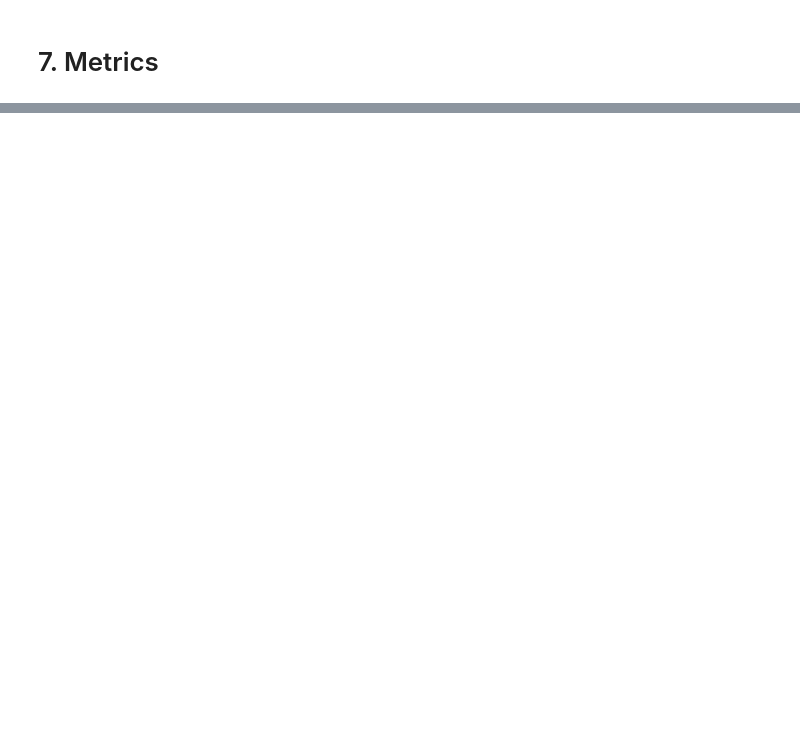
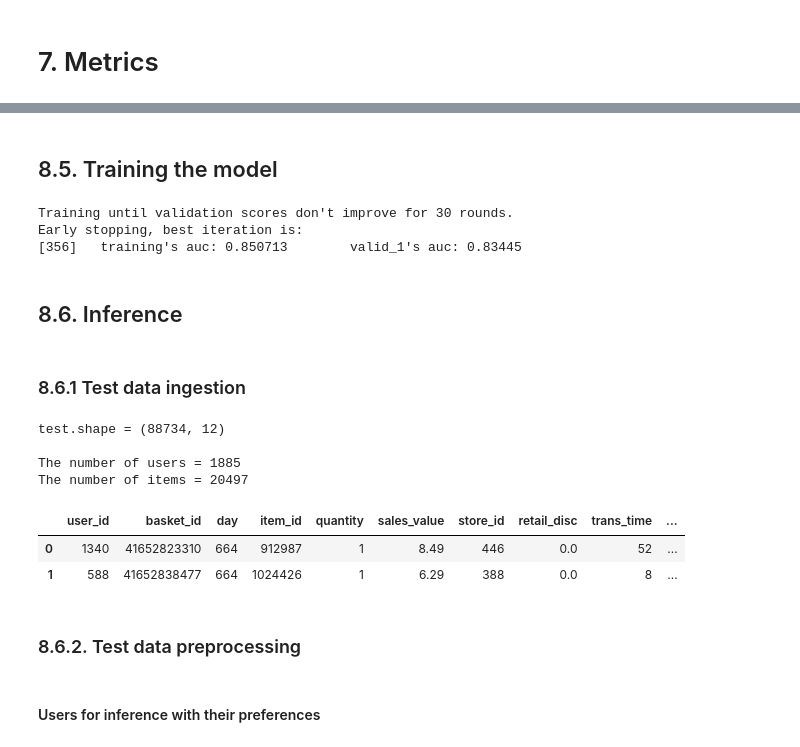
Before and after one commit to Yanina-Kutovaya/RecSys-retail, a Jupyter notebook: notebooks/Baseline_model_v1.ipynb, the cells around one changed output, grey strips where cells are left out. Drawn from its saved outputs; the diff is of its cells as text; code cells hidden in the pictures; blank space fills up the shorter version.

```diff
--- a/notebooks/Baseline_model_v1.ipynb
+++ b/notebooks/Baseline_model_v1.ipynb
@@ -305,0 +397,35 @@ precision@5 = 0.06964285714285715
+# %% [markdown]
+## 8.5. Training the model
+# %%
+train_store(train_dataset_final, 'LightGBM_v1_final')
+# %% [output]
+Training until validation scores don't improve for 30 rounds.
+Early stopping, best iteration is:
+[356]   training's auc: 0.850713        valid_1's auc: 0.83445
+# %% [markdown]
+## 8.6. Inference
+# %% [markdown]
+### 8.6.1 Test data ingestion
+# %%
+TEST_URL = 'https://storage.yandexcloud.net/recsys-retail-input/test.csv'
+test = pd.read_csv(TEST_URL)
+
+u = test['user_id'].nunique()
+i = test['item_id'].nunique()
+print(f'test.shape = {test.shape}\n')
+print(f'The number of users = {u}')
+print(f'The number of items = {i}\n')
+
+test.head(2)
+# %% [output]
+test.shape = (88734, 12)
+
+The number of users = 1885
+The number of items = 20497
+|  | user_id | basket_id | day | item_id | quantity | sales_value | store_id | retail_disc | trans_time | ... |
+| 0 | 1340 | 41652823310 | 664 | 912987 | 1 | 8.49 | 446 | 0.0 | 52 | ... |
+| 1 | 588 | 41652838477 | 664 | 1024426 | 1 | 6.29 | 388 | 0.0 | 8 | ... |
+# %% [markdown]
+### 8.6.2. Test data preprocessing
+# %% [markdown]
+#### Users for inference with their preferences
```
Also changed, not shown: parts of 29 cells of this notebook.
